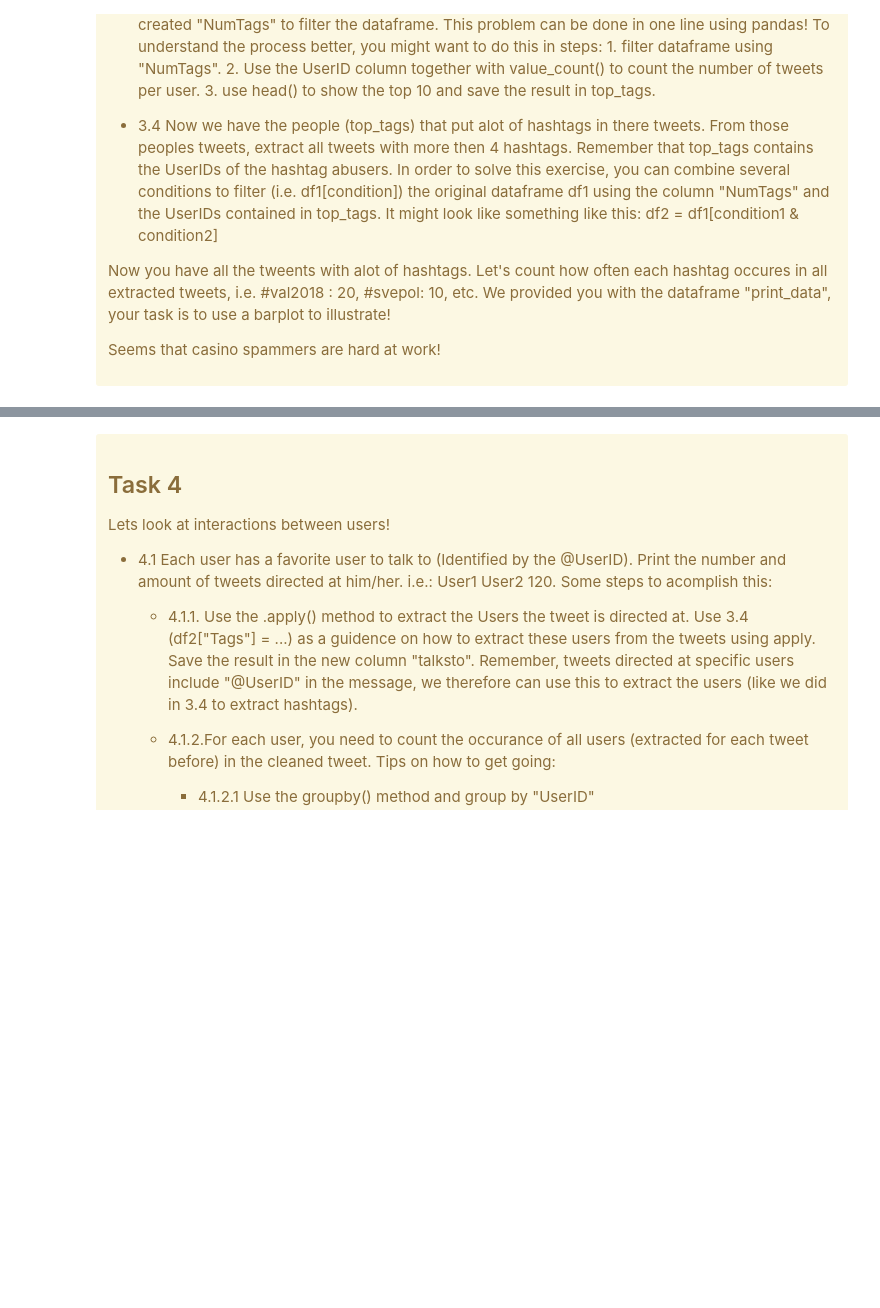
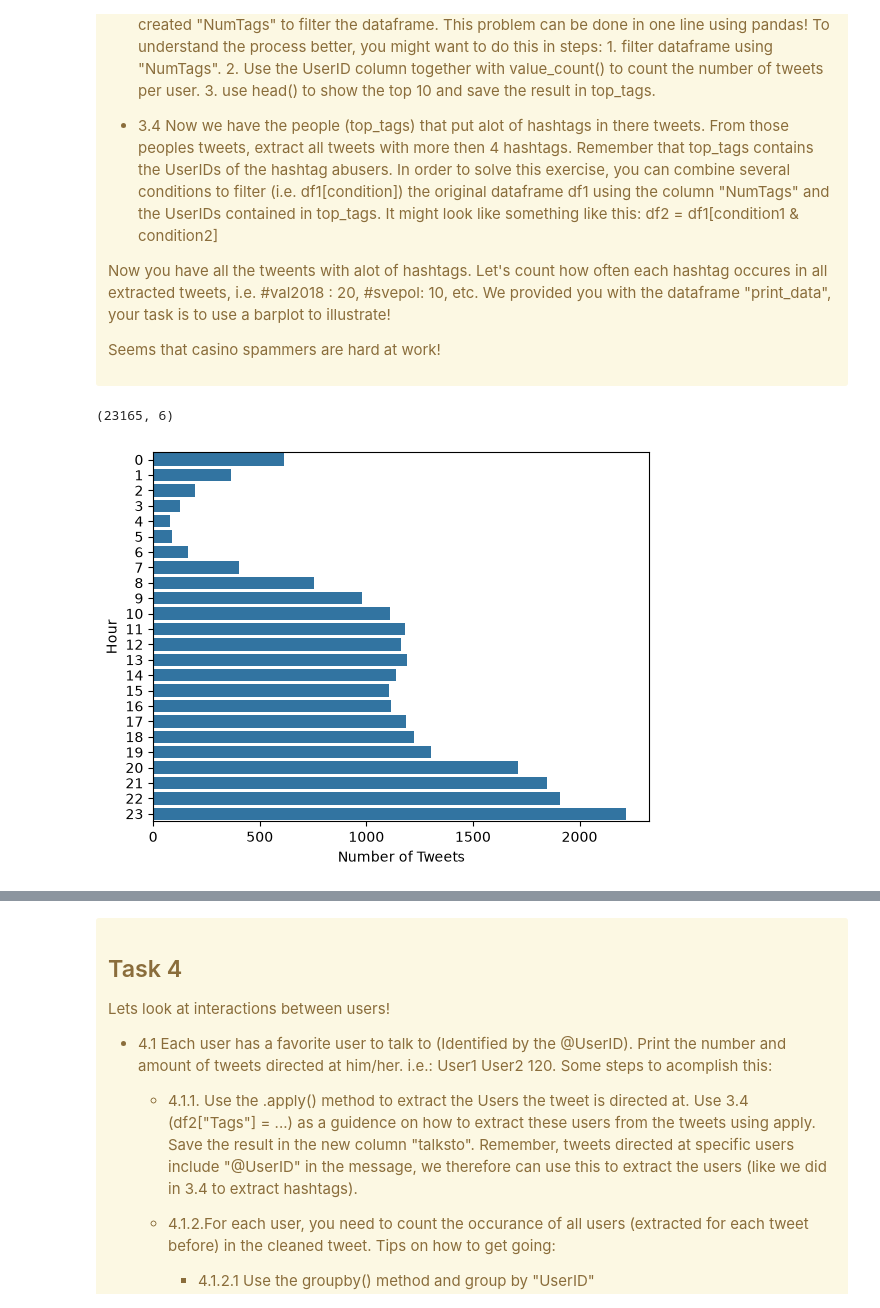
Before and after one commit to HObaid00/Data-Science, a Jupyter notebook: Labs/Lab3/Part2/Part2.ipynb, the cells around one changed output, grey strips where cells are left out. Saved outputs shown, nothing was run; the diff lists cells and outputs as text; code cells hidden in the pictures; blank space fills up the shorter version.

```diff
--- a/Labs/Lab3/Part2/Part2.ipynb
+++ b/Labs/Lab3/Part2/Part2.ipynb
@@ -94,3 +96,22 @@ Now you have all the tweents with alot of hashtags. Let's count how often each h
 
 Seems that casino spammers are hard at work!
 </div>
+# %%
+##Task 3.1
+#Your code here
+df1 = df.loc[df["Date"] == pd.Timestamp("2018-09-09").date()]
+print(df1.shape)
+plt.figure(3)
+#Your code here, plot!
+
+df1["Hour"] = pd.to_datetime(df1["DateTime"]).dt.hour
+
+counts = df1["Hour"].value_counts().sort_index()
+
+sns.barplot(x=counts.values, y=counts.index.astype(str))
+plt.xlabel("Number of Tweets")
+plt.ylabel("Hour")
+plt.show()
+# %% [output]
+(23165, 6)
+[figure, added]
```
Also changed, not shown: parts of 8 cells of this notebook.
